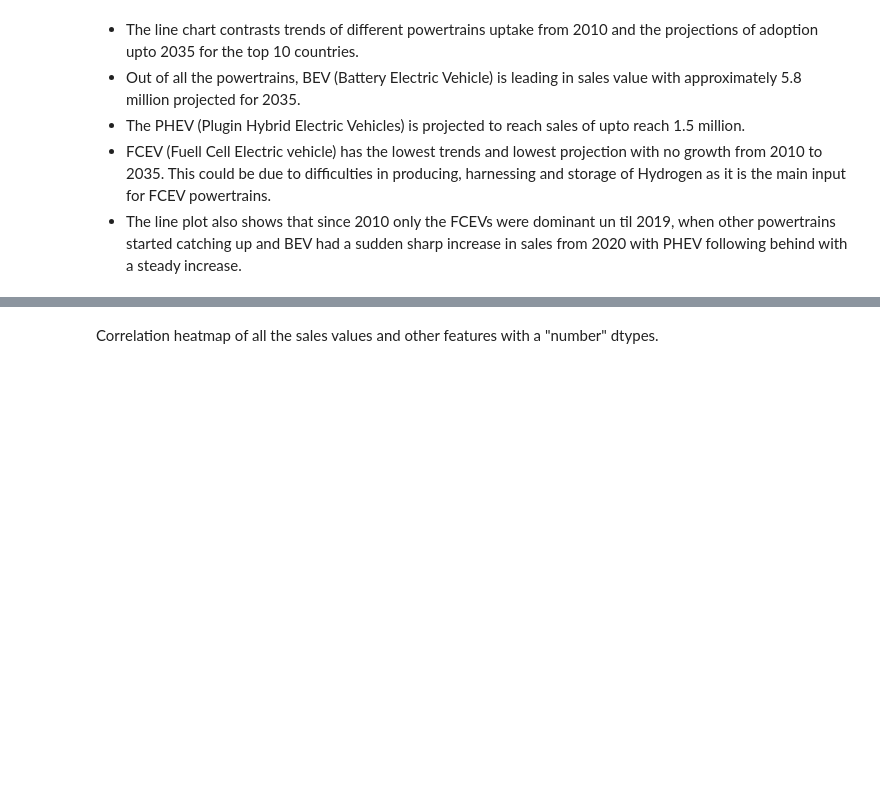
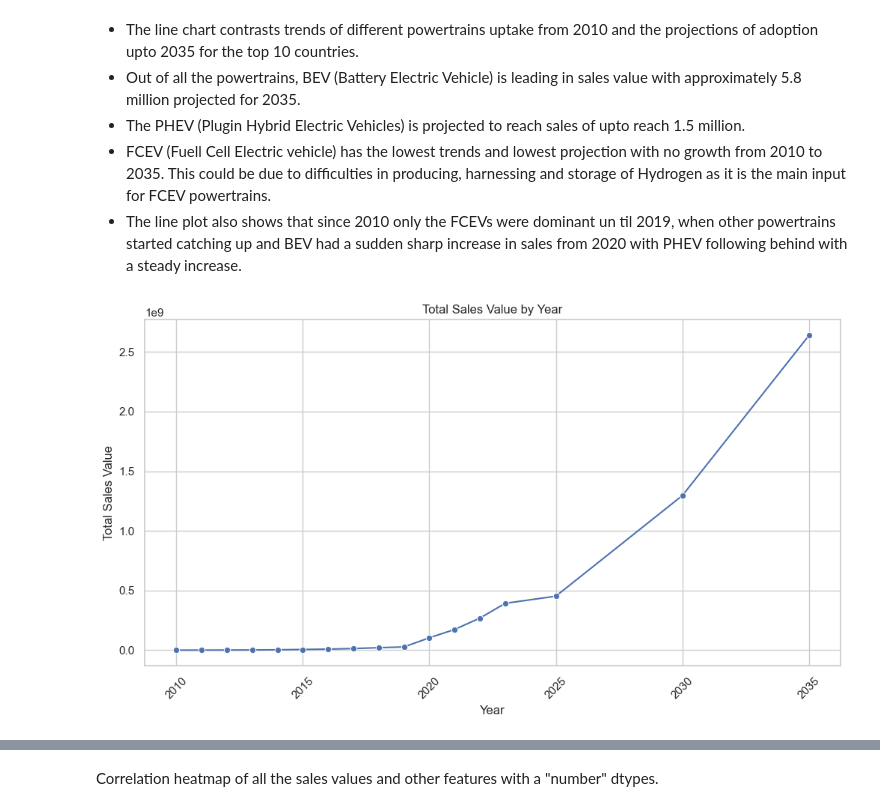
Before and after one commit to Emmanuel913-sketch/Global-Electric-Vehicle-sales-trends-from-2010-2024, a Jupyter notebook: jupyter_notebooks/visualisations.ipynb, the cells around one changed output, grey strips where cells are left out. Drawn from its saved outputs; the diff is of its cells as text; code cells hidden in the pictures; blank space fills up the shorter version.

Commit message:
addtion of projection line chart

```diff
--- a/jupyter_notebooks/visualisations.ipynb
+++ b/jupyter_notebooks/visualisations.ipynb
@@ -306,3 +306,17 @@ plt.show()
 * The PHEV (Plugin Hybrid Electric Vehicles) is projected to reach sales of upto reach 1.5 million.
 * FCEV (Fuell Cell Electric vehicle) has the lowest trends and lowest projection with no growth from 2010 to 2035. This could be due to difficulties in producing, harnessing and storage of Hydrogen as it is the main input for FCEV powertrains.
 * The line plot also shows that since 2010 only the FCEVs were dominant un til 2019, when other powertrains started catching up and BEV had a sudden sharp increase in sales from 2020 with PHEV following behind with a steady increase.
+# %%
+# Group by year and sum the sales values
+total_sales_by_year = df.groupby('year')['value'].sum().reset_index()
+
+# Plot the line chart
+plt.figure(figsize=(12, 6))
+sns.lineplot(data=total_sales_by_year, x='year', y='value', marker='o')
+plt.title('Total Sales Value by Year')
+plt.xlabel('Year')
+plt.ylabel('Total Sales Value')
+plt.xticks(rotation=45)
+plt.show()
+# %% [output]
+[figure, added]
```
Also changed, not shown: parts of 6 cells of this notebook.
